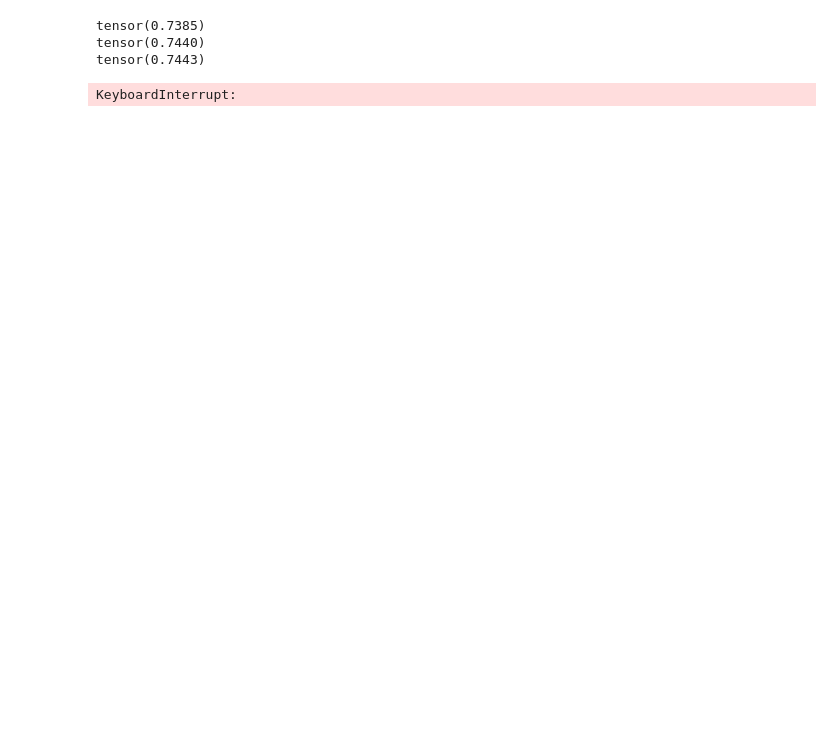
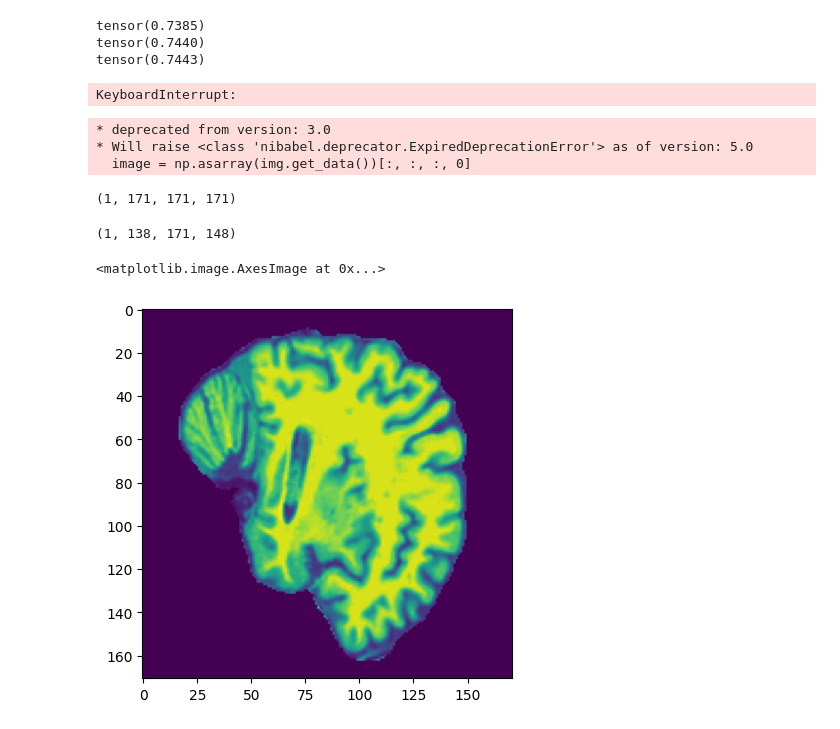
Before and after one commit to FirasGit/medicaldiffusion, a Jupyter notebook: evaluation/test.ipynb, the cells around one changed output. Drawn from its saved outputs; the diff is of its cells as text; code cells hidden in the pictures; blank space fills up the shorter version.

```diff
--- a/evaluation/test.ipynb
+++ b/evaluation/test.ipynb
@@ -103,0 +206,34 @@ KeyboardInterrupt:
+# %%
+img = nib.load('/data/ADNI/ADNI/002_S_0295/FreeSurfer_Cross-Sectional_Processing_brainmask/2006-04-18_08_20_30.0/S13408/ADNI_002_S_0295_VOLUME_FreeSurfer_Cross-Sectional_Processing_Br_20100310173858891.brainmask.nii')
+# %%
+image = np.asarray(img.get_data())[:, :, :, 0]
+# %% [output]
+* deprecated from version: 3.0
+* Will raise <class 'nibabel.deprecator.ExpiredDeprecationError'> as of version: 5.0
+  image = np.asarray(img.get_data())[:, :, :, 0]
+# %%
+# Mask of non-black pixels (assuming image has a single channel).
+mask = image > 0
+
+# Coordinates of non-black pixels.
+coords = np.argwhere(mask)
+
+# Bounding box of non-black pixels.
+x0, y0, z0 = coords.min(axis=0)
+x1, y1, z1 = coords.max(axis=0) + 1   # slices are exclusive at the top
+
+# Get the contents of the bounding box.
+cropped = image[x0:x1, y0:y1, z0:z1]
+# %%
+tio.CropOrPad(np.max(cropped.shape))(cropped[None]).shape
+# %% [output]
+(1, 171, 171, 171)
+# %%
+cropped[None].shape
+# %% [output]
+(1, 138, 171, 148)
+# %%
+plt.imshow(tio.CropOrPad(np.max(cropped.shape))(cropped[None])[0][120])
+# %% [output]
+<matplotlib.image.AxesImage at 0x...>
+[figure, added]
```
Also changed, not shown: parts of 19 cells of this notebook, 9 other files.
